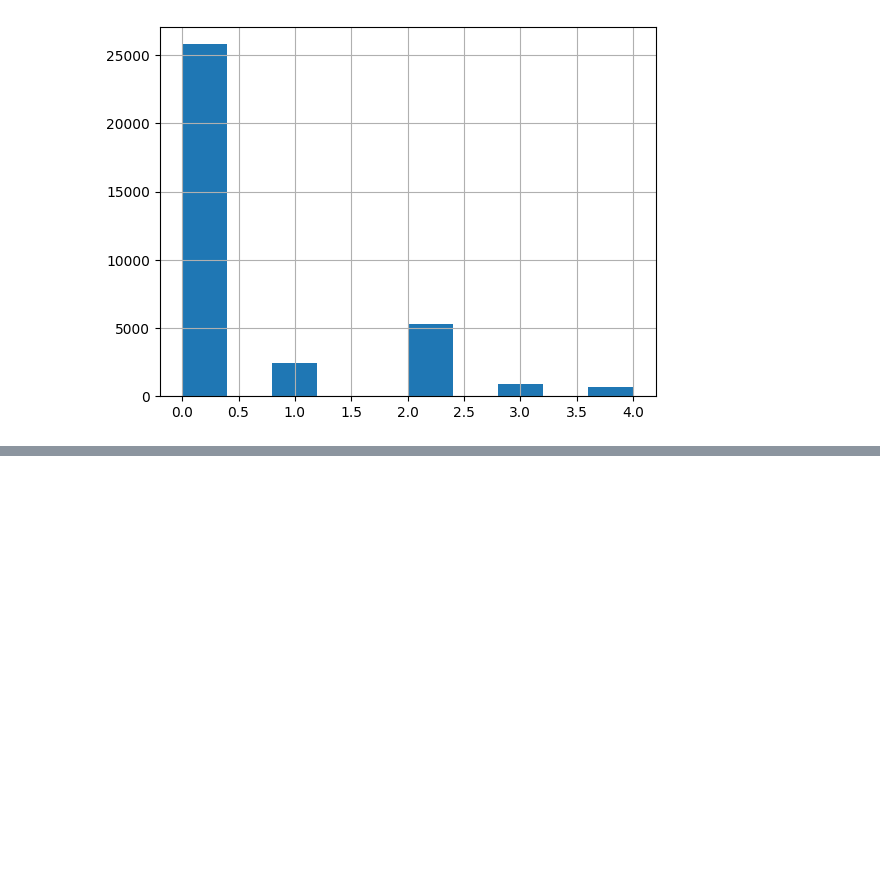
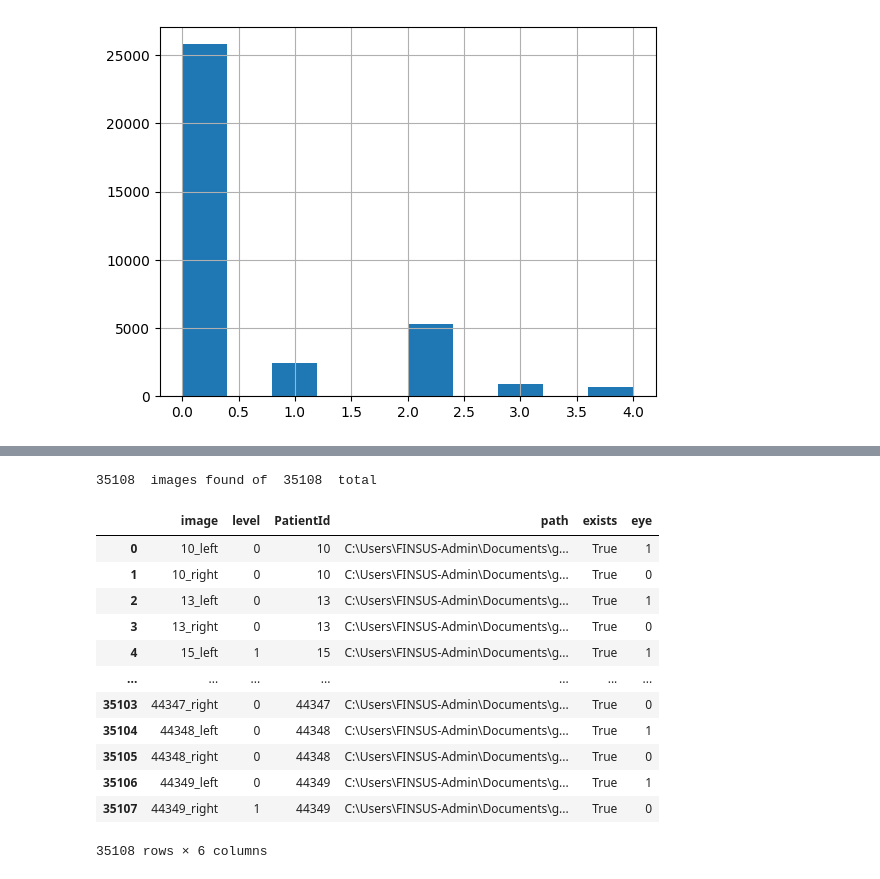
Before and after one commit to GustavoBD-Dev/DDRUCNN, a Jupyter notebook: src/DDRUCNN.ipynb, the cells around one changed output, grey strips where cells are left out. Saved outputs shown, nothing was run; the diff lists cells and outputs as text; code cells hidden in the pictures; blank space fills up the shorter version.

```diff
--- a/src/DDRUCNN.ipynb
+++ b/src/DDRUCNN.ipynb
@@ -68,2 +74,39 @@ Como observamos en la grafica tenemos un total de `35108` imagenes en total, dis
 
 * Imbalanced Classification with Multiple Classes
+# %%
+from skimage.io import imread
+from glob import glob
+
+base_image_dir = os.path.join('C:\\Users\\FINSUS-Admin\\Documents\\gblasd\\DDRUCNN','data')
+# print(base_image_dir)
+retina_df = pd.read_csv(os.path.join(base_image_dir,'trainLabels_cropped.csv'))
+# print(os.path.join(base_image_dir, 'trainLabels_cropped.csv'))
+
+# Get number of patient
+retina_df['PatientId'] =  retina_df['image'].map(lambda x: x.split('_')[0])
+# get path of the image
+retina_df['path'] = retina_df['image'].map(lambda x: os.path.join(base_image_dir, 'resized_train_cropped', '{}.jpeg'.format(x)))
+# We check if the image exists in the directory
+retina_df['exists'] = retina_df['path'].map(os.path.exists)
+
+print(retina_df['exists'].sum(), ' images found of ', retina_df.shape[0], ' total')
+
+# 0 if it is right eye, 1 if it is opposite
+retina_df['eye'] = retina_df['image'].map(lambda x: 1 if x.split('_')[-1] == 'left' else 0)
+
+retina_df
+# %% [output]
+35108  images found of  35108  total
+|  | image | level | PatientId | path | exists | eye |
+| 0 | 10_left | 0 | 10 | C:\Users\FINSUS-Admin\Documents\g... | True | 1 |
+| 1 | 10_right | 0 | 10 | C:\Users\FINSUS-Admin\Documents\g... | True | 0 |
+| 2 | 13_left | 0 | 13 | C:\Users\FINSUS-Admin\Documents\g... | True | 1 |
+| 3 | 13_right | 0 | 13 | C:\Users\FINSUS-Admin\Documents\g... | True | 0 |
+| 4 | 15_left | 1 | 15 | C:\Users\FINSUS-Admin\Documents\g... | True | 1 |
+| ... | ... | ... | ... | ... | ... | ... |
+| 35103 | 44347_right | 0 | 44347 | C:\Users\FINSUS-Admin\Documents\g... | True | 0 |
+| 35104 | 44348_left | 0 | 44348 | C:\Users\FINSUS-Admin\Documents\g... | True | 1 |
+| 35105 | 44348_right | 0 | 44348 | C:\Users\FINSUS-Admin\Documents\g... | True | 0 |
+| 35106 | 44349_left | 0 | 44349 | C:\Users\FINSUS-Admin\Documents\g... | True | 1 |
+| 35107 | 44349_right | 1 | 44349 | C:\Users\FINSUS-Admin\Documents\g... | True | 0 |
+35108 rows × 6 columns
```
Also changed, not shown: parts of 10 cells of this notebook.
